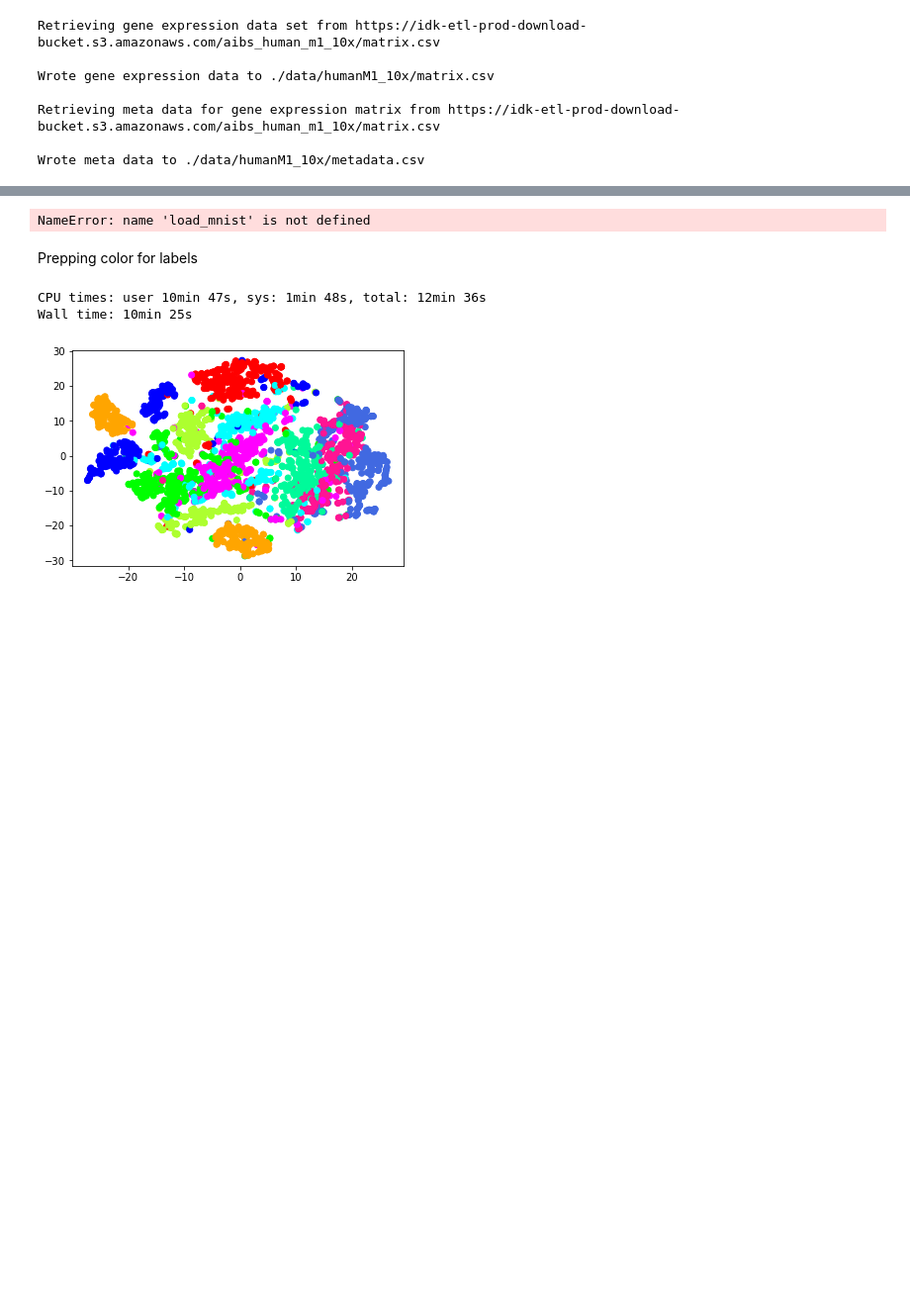
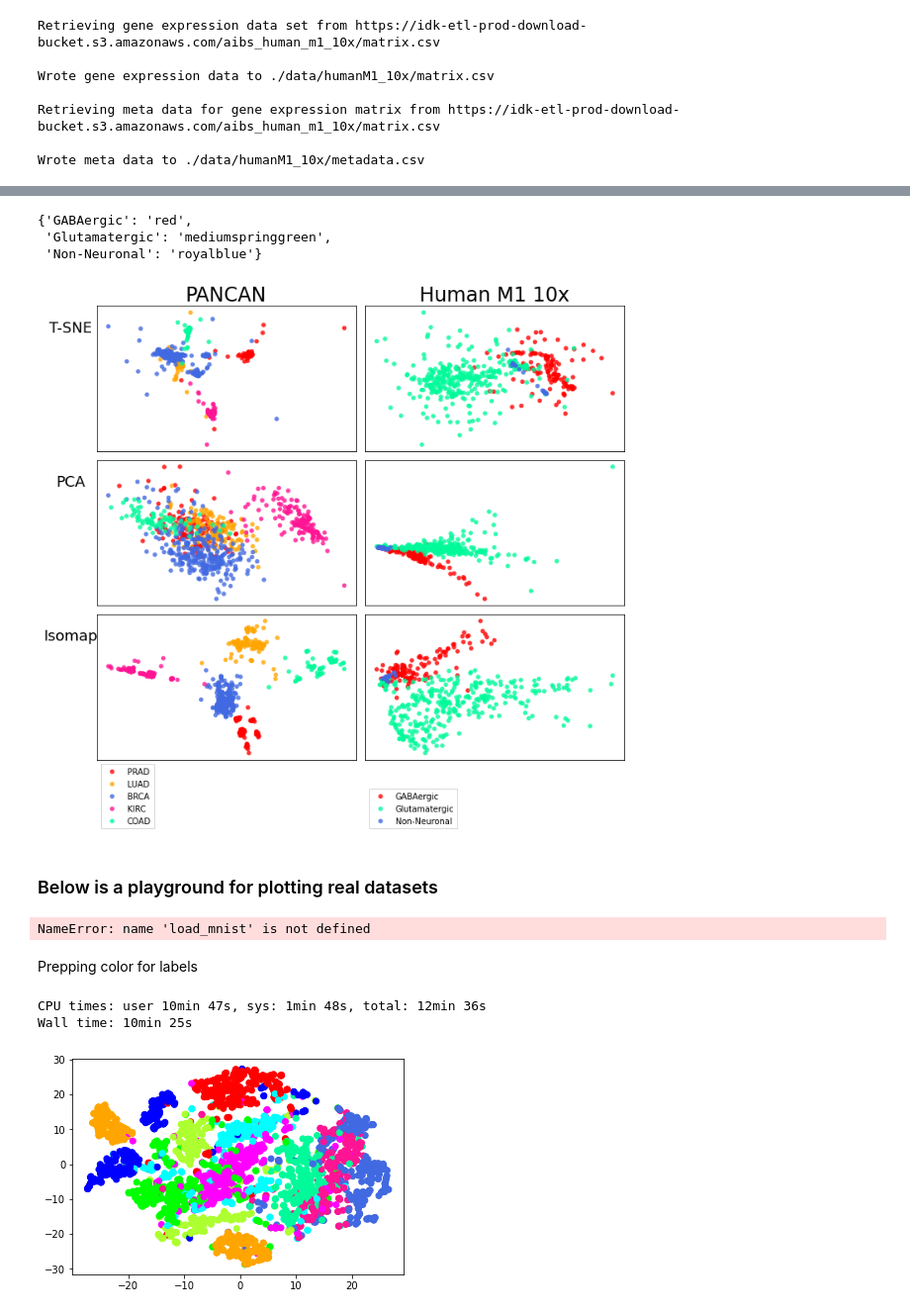
Before and after one commit to robkravec/t-SNE-Implementation, a Jupyter notebook: real_data_plots.ipynb, the cells around one changed output, grey strips where cells are left out. Shown at 99% size. Saved outputs shown, nothing was run; the diff lists cells and outputs as text; code cells hidden in the pictures; blank space fills up the shorter version.

Commit message:
Created function for panel plots

```diff
--- a/real_data_plots.ipynb
+++ b/real_data_plots.ipynb
@@ -593,3 +694,33 @@ data.csv  labels.csv
+# %%
+c_dict = {'PRAD':'red',
+          'LUAD': 'orange',
+          'BRCA': 'royalblue',
+          'KIRC': 'deeppink',
+          'COAD': 'mediumspringgreen'
+         }
+# %%
+colors = ['red',
+          'mediumspringgreen',
+          'royalblue',
+          'deeppink',
+          'orange',
+         ]
+# %%
+X1, y1 = load_humanM1(nrows=500)
+# %%
+c_dict2 = {g[0]: g[1] for g in zip(np.unique(y1), colors)}
+# %%
+c_dict2
+# %% [output]
+{'GABAergic': 'red',
+ 'Glutamatergic': 'mediumspringgreen',
+ 'Non-Neuronal': 'royalblue'}
+# %%
+compare_methods([X, X1],[y, y1], data_names=["PANCAN", "Human M1 10x"], c_list = [c_dict, c_dict2])
+# %% [output]
+[figure, added]
+# %% [markdown]
+### Below is a playground  for plotting real datasets
 # %%
 X, Y = load_mnist(size=3000)
 # %% [output]
```
Also changed, not shown: parts of 13 cells of this notebook.
